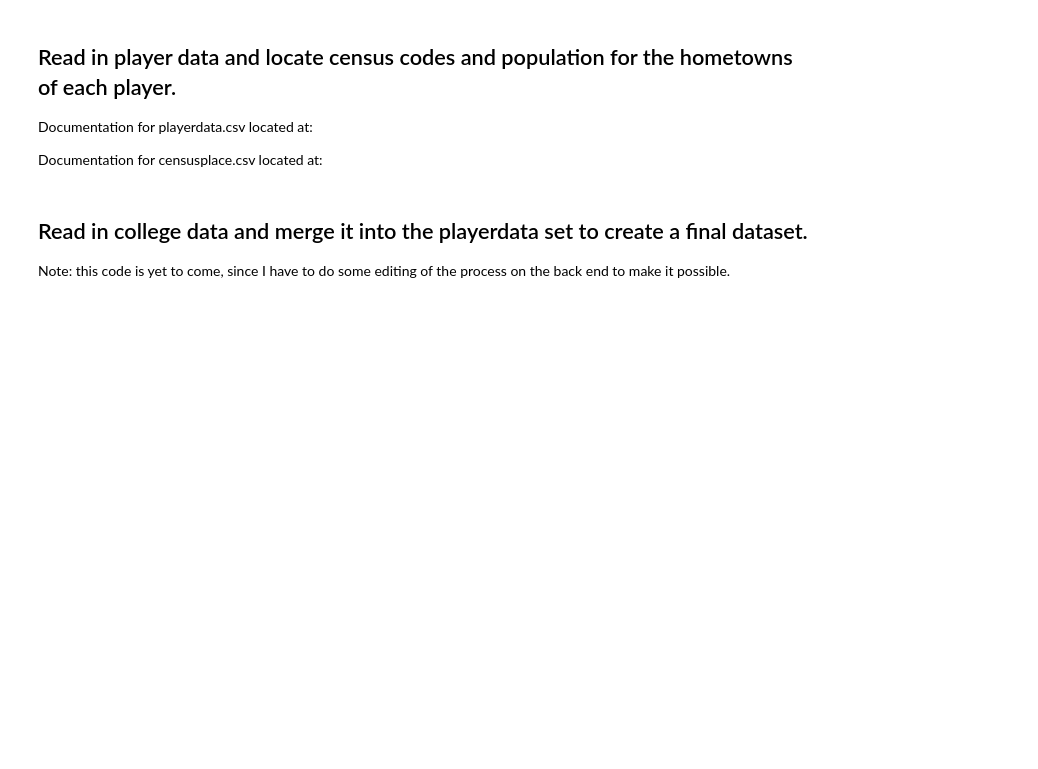
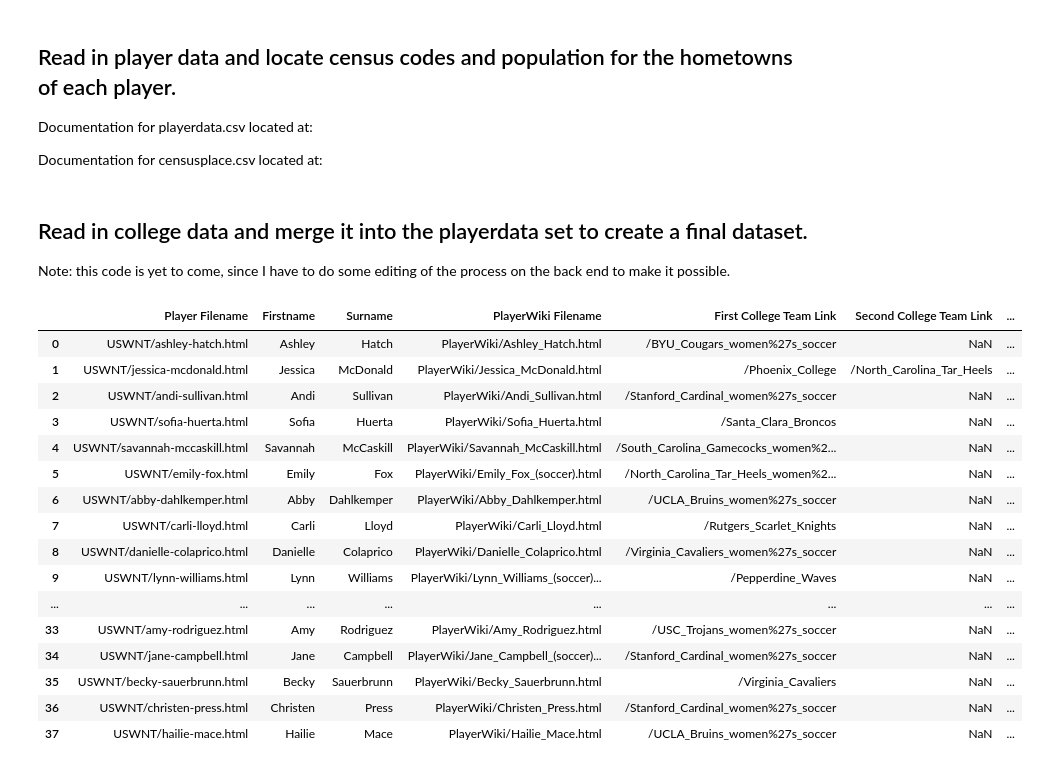
Before and after one commit to rachelbellavia/IS590OM-USWNT, a Jupyter notebook: FinalCode.ipynb, the cells around one changed output. Drawn from its saved outputs; the diff is of its cells as text; code cells hidden in the pictures; blank space fills up the shorter version.

Commit message:
Cleaned data

```diff
--- a/FinalCode.ipynb
+++ b/FinalCode.ipynb
@@ -155,3 +155,26 @@ outfile.close()
 ## Read in college data and merge it into the playerdata set to create a final dataset.
 
 Note: this code is yet to come, since I have to do some editing of the process on the back end to make it possible.
+# %%
+import pandas as pd
+
+collegedata = pd.read_csv("2018Data/Collegewiki/collegedata-clean.csv")
+collegedata
+# %% [output]
+|  | Player Filename | Firstname | Surname | PlayerWiki Filename | First College Team Link | Second College Team Link | ... |
+| 0 | USWNT/ashley-hatch.html | Ashley | Hatch | PlayerWiki/Ashley_Hatch.html | /BYU_Cougars_women%27s_soccer | NaN | ... |
+| 1 | USWNT/jessica-mcdonald.html | Jessica | McDonald | PlayerWiki/Jessica_McDonald.html | /Phoenix_College | /North_Carolina_Tar_Heels | ... |
+| 2 | USWNT/andi-sullivan.html | Andi | Sullivan | PlayerWiki/Andi_Sullivan.html | /Stanford_Cardinal_women%27s_soccer | NaN | ... |
+| 3 | USWNT/sofia-huerta.html | Sofia | Huerta | PlayerWiki/Sofia_Huerta.html | /Santa_Clara_Broncos | NaN | ... |
+| 4 | USWNT/savannah-mccaskill.html | Savannah | McCaskill | PlayerWiki/Savannah_McCaskill.html | /South_Carolina_Gamecocks_women%2... | NaN | ... |
+| 5 | USWNT/emily-fox.html | Emily | Fox | PlayerWiki/Emily_Fox_(soccer).html | /North_Carolina_Tar_Heels_women%2... | NaN | ... |
+| 6 | USWNT/abby-dahlkemper.html | Abby | Dahlkemper | PlayerWiki/Abby_Dahlkemper.html | /UCLA_Bruins_women%27s_soccer | NaN | ... |
+| 7 | USWNT/carli-lloyd.html | Carli | Lloyd | PlayerWiki/Carli_Lloyd.html | /Rutgers_Scarlet_Knights | NaN | ... |
+| 8 | USWNT/danielle-colaprico.html | Danielle | Colaprico | PlayerWiki/Danielle_Colaprico.html | /Virginia_Cavaliers_women%27s_soccer | NaN | ... |
+| 9 | USWNT/lynn-williams.html | Lynn | Williams | PlayerWiki/Lynn_Williams_(soccer)... | /Pepperdine_Waves | NaN | ... |
+| ... | ... | ... | ... | ... | ... | ... | ... |
+| 33 | USWNT/amy-rodriguez.html | Amy | Rodriguez | PlayerWiki/Amy_Rodriguez.html | /USC_Trojans_women%27s_soccer | NaN | ... |
+| 34 | USWNT/jane-campbell.html | Jane | Campbell | PlayerWiki/Jane_Campbell_(soccer)... | /Stanford_Cardinal_women%27s_soccer | NaN | ... |
+| 35 | USWNT/becky-sauerbrunn.html | Becky | Sauerbrunn | PlayerWiki/Becky_Sauerbrunn.html | /Virginia_Cavaliers | NaN | ... |
+| 36 | USWNT/christen-press.html | Christen | Press | PlayerWiki/Christen_Press.html | /Stanford_Cardinal_women%27s_soccer | NaN | ... |
+| 37 | USWNT/hailie-mace.html | Hailie | Mace | PlayerWiki/Hailie_Mace.html | /UCLA_Bruins_women%27s_soccer | NaN | ... |
```
Also changed, not shown: 1 other file.
